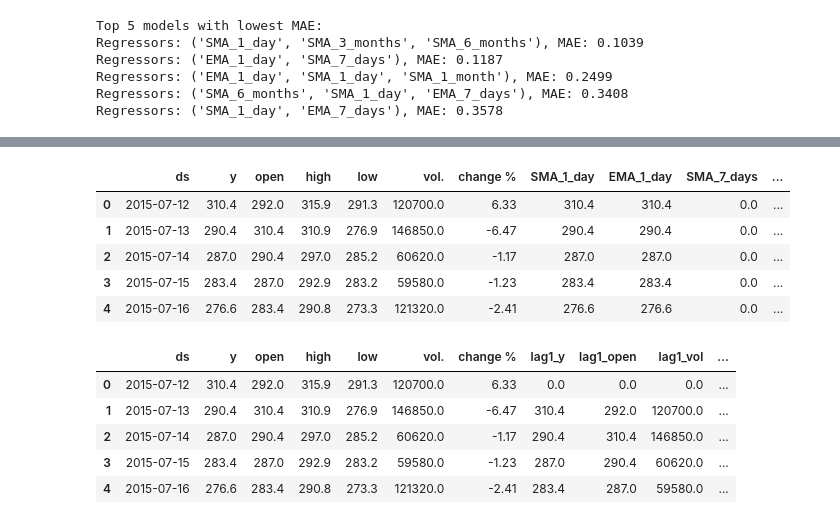
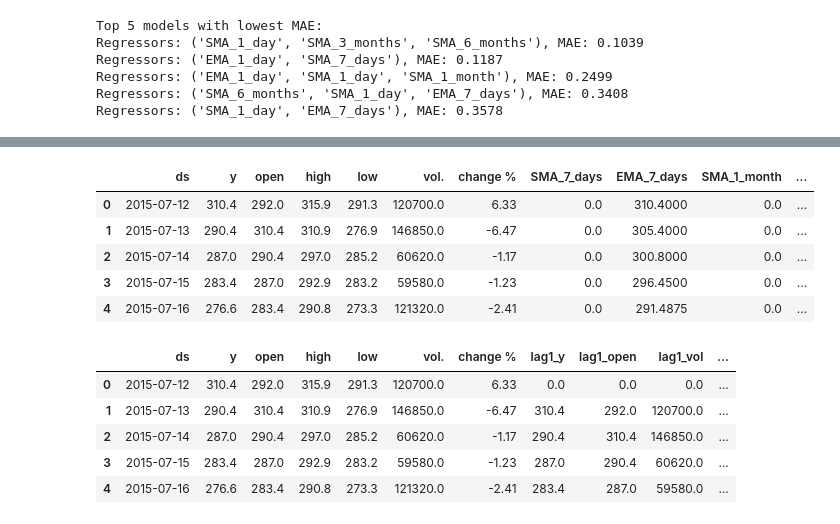
Before and after one commit to DoanNguyen2001/tap_bitcoin, a Jupyter notebook: sandesh_prophet_2.ipynb, the cells around one changed output, grey strips where cells are left out. Saved outputs shown, nothing was run; the diff lists cells and outputs as text; code cells hidden in the pictures.

```diff
--- a/sandesh_prophet_2.ipynb
+++ b/sandesh_prophet_2.ipynb
@@ -31,14 +34,6 @@ list(set(last_unique_letters))
-# %%
-# Function to convert 'K' and 'M' to numeric values
-def convert_to_numeric(val):
-    if isinstance(val, str):
-        if 'K' in val:
-            return float(val.replace('K', '')) * 1e3
-        elif 'M' in val:
-            return float(val.replace('M', '')) * 1e6
-    return float(val)
-# Apply the conversion to the 'vol.' column
-df['vol.'] = df['vol.'].apply(convert_to_numeric)
+# %%
+## changing the vol. column into numeric - by replace ing K and M with actutal values
+df['vol.'] = df['vol.'].apply(functions.convert_to_numeric)
 # %%
 df['date'] = pd.to_datetime(df['date'], dayfirst=True, errors='coerce')
 df = df.set_index('date')
@@ -928,10 +771,10 @@ Regressors: ('SMA_1_day', 'EMA_7_days'), MAE: 0.3578
 # %%
-df_ma_new = df_n[['ds', 'y', 'open', 'high', 'low', 'vol.', 'change %']]
+df_ma_lag_new = df_n[['ds', 'y', 'open', 'high', 'low', 'vol.', 'change %']]
 # %%
 # Define the number of days for different periods
 periods = {
     '7_days': 7,
-    '1_month': 30,  # approximately 30 days in a month
+    '1_month': 30,
     '3_months': 90,
     '6_months': 180
 }
@@ -943,13 +786,13 @@ ma_columns = []
 for period_name, window in periods.items():
     # Calculate SMA
     sma_column = f'SMA_{period_name}'
-    df_ma_new[sma_column] = df_ma_new['y'].rolling(window=window).mean()
+    df_ma_lag_new[sma_column] = df_ma_lag_new['y'].rolling(window=window).mean()
     ma_columns.append(sma_column)
 
     # Calculate EMA
     ema_column = f'EMA_{period_name}'
-    df_ma_new[ema_column] = df_ma_new['y'].ewm(span=window, adjust=False).mean()
+    df_ma_lag_new[ema_column] = df_ma_lag_new['y'].ewm(span=window, adjust=False).mean()
     ma_columns.append(ema_column)
 
 # Fill null values with 0 for all moving average columns
-df_ma_new[ma_columns] = df_ma_new[ma_columns].fillna(0)
+df_ma_lag_new[ma_columns] = df_ma_lag_new[ma_columns].fillna(0)
@@ -956,10 +810,10 @@ df_ma_new[ma_columns] = df_ma_new[ma_columns].fillna(0)
 # %%
-df_ma_new.head()
+df_ma_lag_new.head()
 # %% [output]
-|  | ds | y | open | high | low | vol. | change % | SMA_1_day | EMA_1_day | SMA_7_days | ... |
-| 0 | 2015-07-12 | 310.4 | 292.0 | 315.9 | 291.3 | 120700.0 | 6.33 | 310.4 | 310.4 | 0.0 | ... |
-| 1 | 2015-07-13 | 290.4 | 310.4 | 310.9 | 276.9 | 146850.0 | -6.47 | 290.4 | 290.4 | 0.0 | ... |
-| 2 | 2015-07-14 | 287.0 | 290.4 | 297.0 | 285.2 | 60620.0 | -1.17 | 287.0 | 287.0 | 0.0 | ... |
-| 3 | 2015-07-15 | 283.4 | 287.0 | 292.9 | 283.2 | 59580.0 | -1.23 | 283.4 | 283.4 | 0.0 | ... |
-| 4 | 2015-07-16 | 276.6 | 283.4 | 290.8 | 273.3 | 121320.0 | -2.41 | 276.6 | 276.6 | 0.0 | ... |
+|  | ds | y | open | high | low | vol. | change % | SMA_7_days | EMA_7_days | SMA_1_month | ... |
+| 0 | 2015-07-12 | 310.4 | 292.0 | 315.9 | 291.3 | 120700.0 | 6.33 | 0.0 | 310.4000 | 0.0 | ... |
+| 1 | 2015-07-13 | 290.4 | 310.4 | 310.9 | 276.9 | 146850.0 | -6.47 | 0.0 | 305.4000 | 0.0 | ... |
+| 2 | 2015-07-14 | 287.0 | 290.4 | 297.0 | 285.2 | 60620.0 | -1.17 | 0.0 | 300.8000 | 0.0 | ... |
+| 3 | 2015-07-15 | 283.4 | 287.0 | 292.9 | 283.2 | 59580.0 | -1.23 | 0.0 | 296.4500 | 0.0 | ... |
+| 4 | 2015-07-16 | 276.6 | 283.4 | 290.8 | 273.3 | 121320.0 | -2.41 | 0.0 | 291.4875 | 0.0 | ... |
 # %%
```
Also changed, not shown: parts of 63 cells of this notebook, 1 other file.
